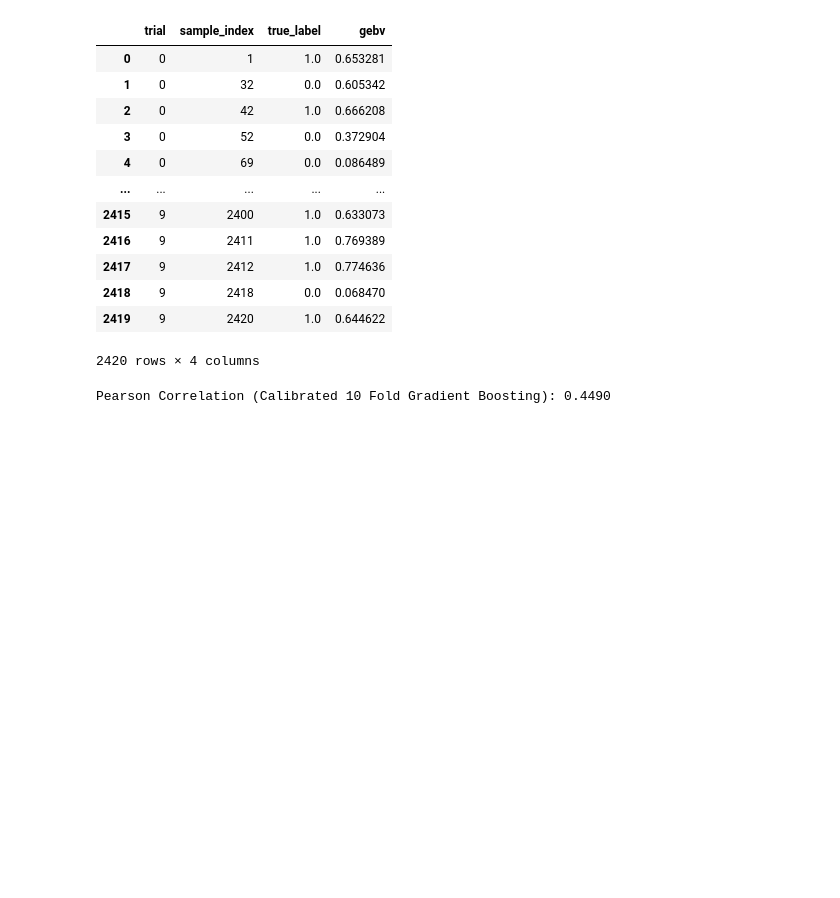
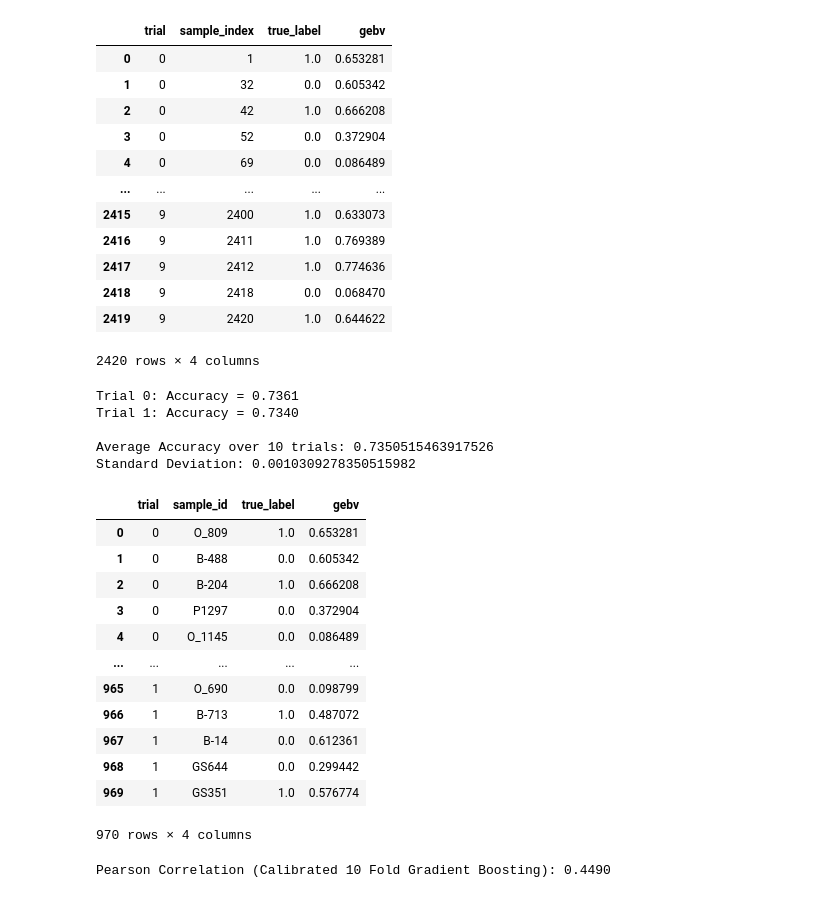
Before and after one commit to henrysun9074/gsAI, a Jupyter notebook: GEBVpreds.ipynb, the cells around one changed output. Saved outputs shown, nothing was run; the diff lists cells and outputs as text; code cells hidden in the pictures; blank space fills up the shorter version.

Commit message:
manipulate sample ID

```diff
--- a/GEBVpreds.ipynb
+++ b/GEBVpreds.ipynb
@@ -386,6 +337,83 @@ Average Accuracy over 10 trials: 0.6989690721649484
 | 2418 | 9 | 2418 | 0.0 | 0.068470 |
 | 2419 | 9 | 2420 | 1.0 | 0.644622 |
 2420 rows × 4 columns
+# %%
+fold_accuracies = []
+gebv_records = []
+
+X = np.array(X)       # Ensure X is a NumPy array
+y = np.array(y)
+all_indices = np.arange(len(X))  # Track original row numbers
+
+for trial_idx in range(2):
+
+    train_val_idx, test_idx = train_test_split(
+        all_indices, test_size=0.2, stratify=y, random_state=trial_idx
+    )
+
+    train_idx, calib_idx = train_test_split(
+        train_val_idx, test_size=0.2, stratify=y[train_val_idx], random_state=trial_idx
+    )
+
+    X_train, y_train = X[train_idx], y[train_idx]
+    X_calib, y_calib = X[calib_idx], y[calib_idx]
+    X_test, y_test = X[test_idx], y[test_idx]
+
+    # Fit and calibrate
+    gb_model = GradientBoostingClassifier(n_estimators=100, learning_rate=0.1, max_depth=3, random_state=42)
+    gb_model.fit(X_train, y_train)
+
+    gb_frozen = FrozenEstimator(gb_model)
+    calibrated_gb = CalibratedClassifierCV(estimator=gb_frozen, method='sigmoid', cv=None)
+    calibrated_gb.fit(X_calib, y_calib)
+
+    # Predict on test set
+    y_probs = calibrated_gb.predict_proba(X_test)
+    y_preds = np.argmax(y_probs, axis=1)
+    acc = accuracy_score(y_test, y_preds)
+    fold_accuracies.append(acc)
+
+    for sample_idx, true_label, prob_class1 in zip(test_idx, y_test, y_probs[:, 1]):
+        sample_id = df.index[sample_idx]  # Map row number to row name
+        gebv_records.append({
+            'trial': trial_idx,
+            'sample_id': sample_id,
+            'true_label': true_label,
+            'gebv': prob_class1
+        })
+
+    print(f"Trial {trial_idx}: Accuracy = {acc:.4f}")
+
+# Summary
+print("\nAverage Accuracy over 10 trials:", np.mean(fold_accuracies))
+print("Standard Deviation:", np.std(fold_accuracies))
+
+# Save final GEBV results
+gebv_df = pd.DataFrame(gebv_records)
+# gebv_df.to_csv("gebv_df_GB.csv", index=False)
+gebv_df
+
+
+### Retry this with 10 folds and join with Paul DF
+# %% [output]
+Trial 0: Accuracy = 0.7361
+Trial 1: Accuracy = 0.7340
+
+Average Accuracy over 10 trials: 0.7350515463917526
+Standard Deviation: 0.0010309278350515982
+|  | trial | sample_id | true_label | gebv |
+| 0 | 0 | O_809 | 1.0 | 0.653281 |
+| 1 | 0 | B-488 | 0.0 | 0.605342 |
+| 2 | 0 | B-204 | 1.0 | 0.666208 |
+| 3 | 0 | P1297 | 0.0 | 0.372904 |
+| 4 | 0 | O_1145 | 0.0 | 0.086489 |
+| ... | ... | ... | ... | ... |
+| 965 | 1 | O_690 | 0.0 | 0.098799 |
+| 966 | 1 | B-713 | 1.0 | 0.487072 |
+| 967 | 1 | B-14 | 0.0 | 0.612361 |
+| 968 | 1 | GS644 | 0.0 | 0.299442 |
+| 969 | 1 | GS351 | 1.0 | 0.576774 |
+970 rows × 4 columns
 # %%
 # plt.subplot(1, 3, 2)
 # plt.scatter(gebv_records["gebv"], gebv_records["true_label"], alpha=0.5)
```
Also changed, not shown: parts of 2 cells of this notebook.
